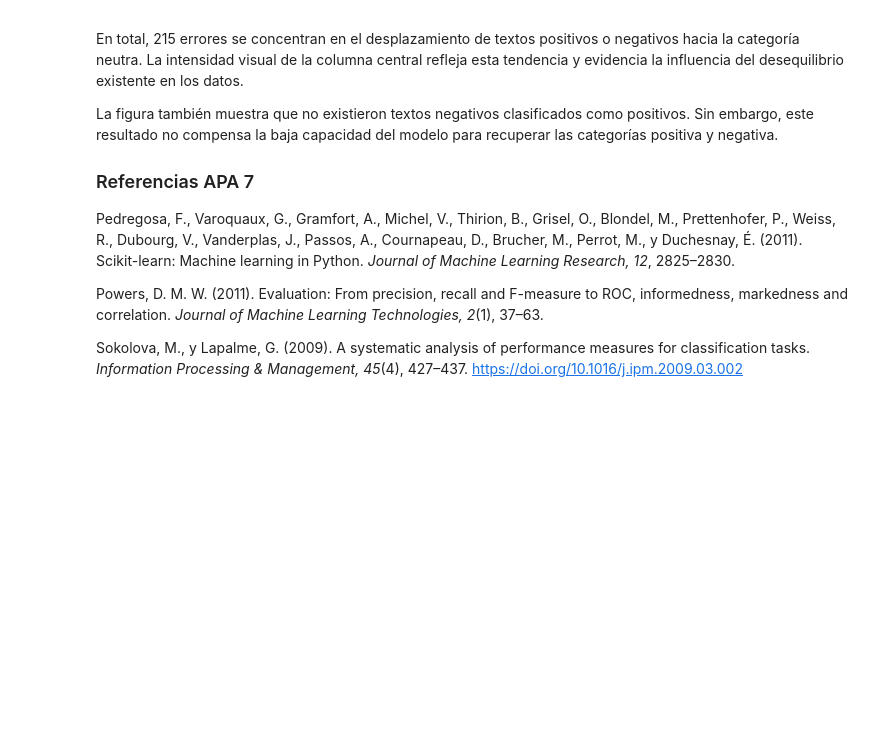
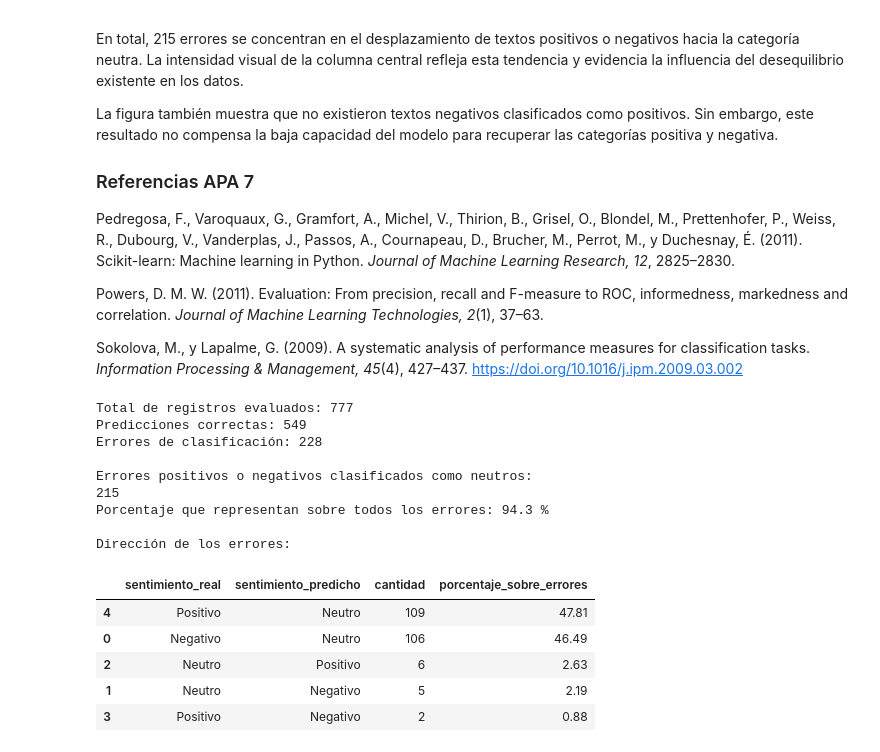
Before and after one commit to cahecaz/TrabajoFinal_analisisdesentimientos, a Jupyter notebook: Analisis_Inicial_IA_Tweets.ipynb, the cells around one changed output. Drawn from its saved outputs; the diff is of its cells as text; code cells hidden in the pictures; blank space fills up the shorter version.

```diff
--- a/Analisis_Inicial_IA_Tweets.ipynb
+++ b/Analisis_Inicial_IA_Tweets.ipynb
@@ -2026,3 +2024,62 @@ Sokolova, M., y Lapalme, G. (2009). A systematic analysis of performance
 measures for classification tasks. *Information Processing & Management,
 45*(4), 427–437.
 https://doi.org/10.1016/j.ipm.2009.03.002
+# %%
+# 41. Interpretación de los resultados
+# Analizar la dirección de los errores de clasificación
+
+errores_clasificacion = resultados[
+    resultados["sentimiento_real"] != resultados["sentimiento_predicho"]
+].copy()
+
+tabla_errores = (
+    errores_clasificacion
+    .groupby(["sentimiento_real", "sentimiento_predicho"])
+    .size()
+    .reset_index(name="cantidad")
+    .sort_values("cantidad", ascending=False)
+)
+
+tabla_errores["porcentaje_sobre_errores"] = (
+    tabla_errores["cantidad"]
+    / len(errores_clasificacion)
+    * 100
+).round(2)
+
+# Errores positivos o negativos clasificados como neutros
+errores_hacia_neutro = errores_clasificacion[
+    (errores_clasificacion["sentimiento_real"].isin(["Positivo", "Negativo"]))
+    & (errores_clasificacion["sentimiento_predicho"] == "Neutro")
+]
+
+print("Total de registros evaluados:", len(resultados))
+print("Predicciones correctas:", (resultados["sentimiento_real"] == resultados["sentimiento_predicho"]).sum())
+print("Errores de clasificación:", len(errores_clasificacion))
+
+print("\nErrores positivos o negativos clasificados como neutros:")
+print(len(errores_hacia_neutro))
+
+print(
+    "Porcentaje que representan sobre todos los errores:",
+    round(len(errores_hacia_neutro) / len(errores_clasificacion) * 100, 2),
+    "%"
+)
+
+print("\nDirección de los errores:")
+display(tabla_errores)
+# %% [output]
+Total de registros evaluados: 777
+Predicciones correctas: 549
+Errores de clasificación: 228
+
+Errores positivos o negativos clasificados como neutros:
+215
+Porcentaje que representan sobre todos los errores: 94.3 %
+
+Dirección de los errores:
+|  | sentimiento_real | sentimiento_predicho | cantidad | porcentaje_sobre_errores |
+| 4 | Positivo | Neutro | 109 | 47.81 |
+| 0 | Negativo | Neutro | 106 | 46.49 |
+| 2 | Neutro | Positivo | 6 | 2.63 |
+| 1 | Neutro | Negativo | 5 | 2.19 |
+| 3 | Positivo | Negativo | 2 | 0.88 |
```
Also changed, not shown: parts of 6 cells of this notebook.
